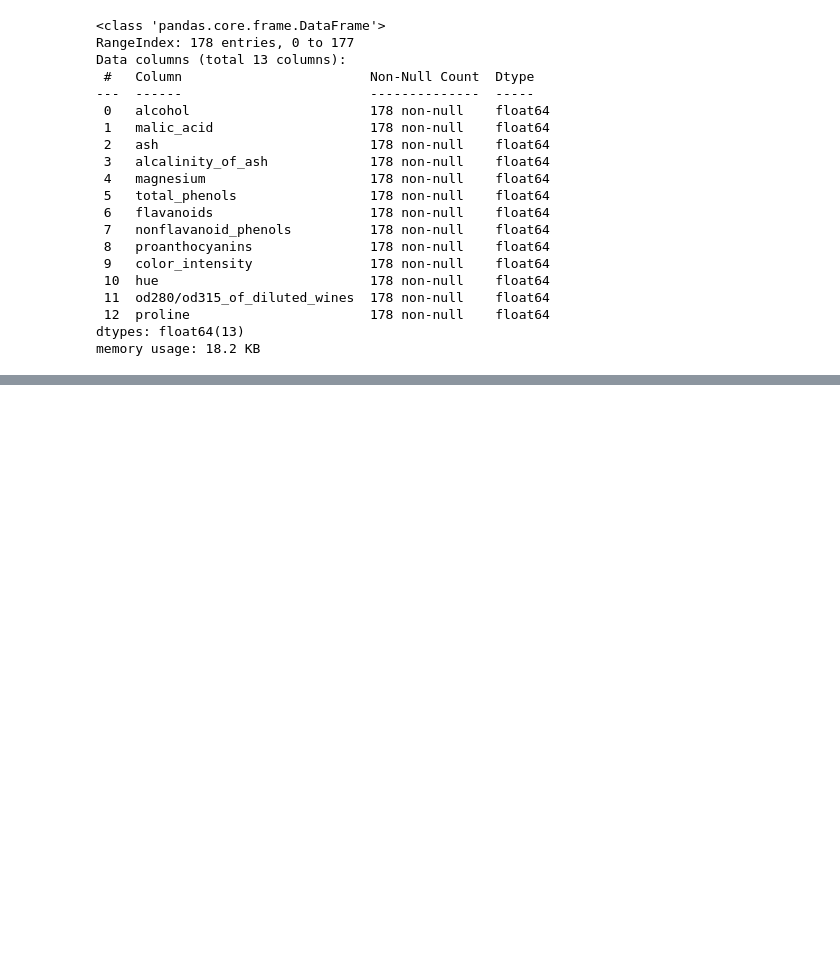
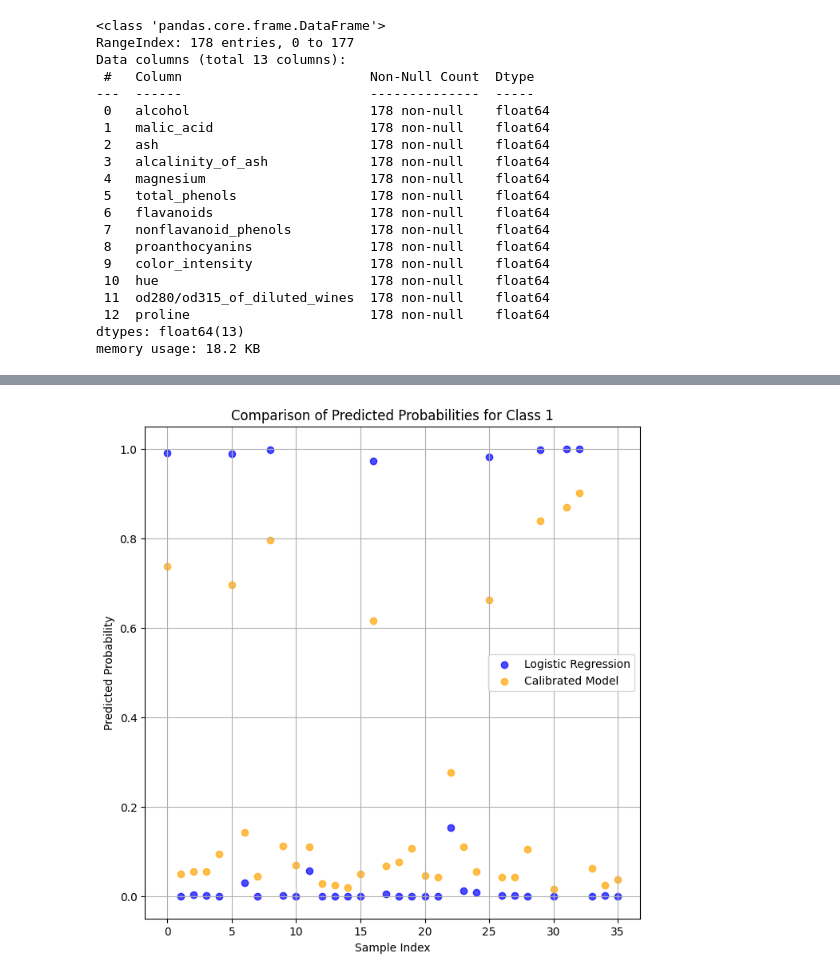
Before and after one commit to dpons222/ML-AI-Self-Learning, a Jupyter notebook: practice_notebook.ipynb, the cells around one changed output, grey strips where cells are left out. Drawn from its saved outputs; the diff is of its cells as text; code cells hidden in the pictures; blank space fills up the shorter version.

```diff
--- a/practice_notebook.ipynb
+++ b/practice_notebook.ipynb
@@ -79,0 +204,15 @@ memory usage: 18.2 KB
+# %%
+plt.figure(figsize=(8, 8))
+
+# Scatter plot to compare probabilities of class 1
+plt.scatter(range(len(y_proba1[:, 2])), y_proba1[:, 2], alpha=0.7, label='Logistic Regression', color='blue')
+plt.scatter(range(len(y_proba2[:, 2])), y_proba2[:, 2], alpha=0.7, label='Calibrated Model', color='orange')
+
+plt.title('Comparison of Predicted Probabilities for Class 1')
+plt.xlabel('Sample Index')
+plt.ylabel('Predicted Probability')
+plt.legend()
+plt.grid()
+plt.show()
+# %% [output]
+[figure, added]
```
Also changed, not shown: parts of 13 cells of this notebook.
